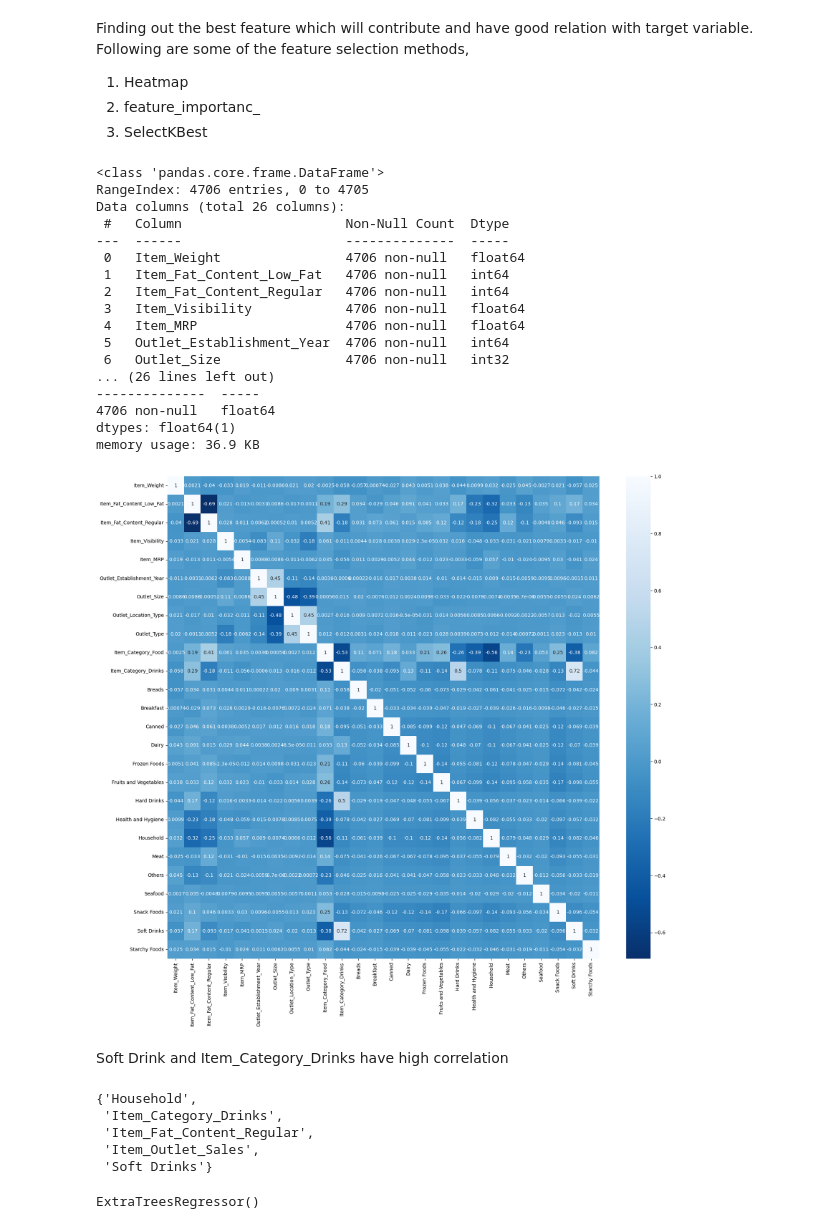
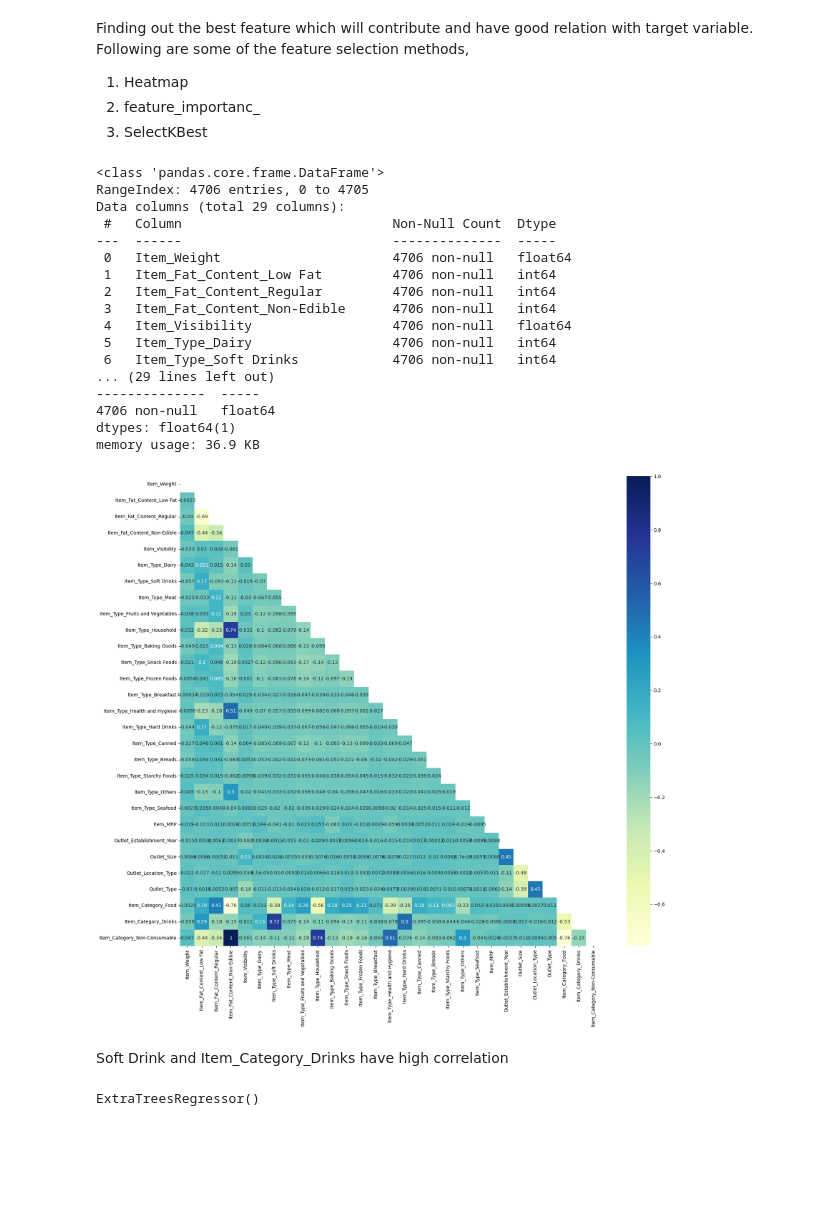
Before and after one commit to Sajana-Sameer/BigMart-Sales-Prediction-ML-Project, a Jupyter notebook: notebook/Bigmart sales prediction.ipynb, the cells around one changed output. Drawn from its saved outputs; the diff is of its cells as text; code cells hidden in the pictures; blank space fills up the shorter version.

```diff
--- a/notebook/Bigmart sales prediction.ipynb
+++ b/notebook/Bigmart sales prediction.ipynb
@@ -725,5 +1047,5 @@ data.head(10)
 # %%
 encoder = ce.OneHotEncoder(cols='Item_Category',use_cat_names=True)
 # %%
-data = encoder.fit_transform(data)
+df = encoder.fit_transform(df)
 # %%
@@ -786,0 +1073,4 @@ data
+# %%
+encoder = ce.OneHotEncoder(cols='Item_Type',use_cat_names=True)
+df = encoder.fit_transform(df)
+df.info()
@@ -849,10 +1112,10 @@ finaldata = finaldata.rename(columns={'Item_Fat_Content_Low Fat': 'Item_Fat_Cont
 # %%
 # droping the Item_Identifier
-finaldata= finaldata.drop(['Item_Identifier'],
+df= df.drop(['Item_Identifier'],
                      axis= 'columns')
-finaldata= finaldata.drop(['Outlet_Identifier'],
+df= df.drop(['Outlet_Identifier'],
                      axis= 'columns')
-finaldata.info()
+df.info()
 # %% [output]
 <class 'pandas.core.frame.DataFrame'>
 RangeIndex: 4706 entries, 0 to 4705
@@ -879,25 +1142,25 @@ Following are some of the feature selection methods,
 3. SelectKBest
 # %%
 #independent and dependent features
-X = finaldata.drop(['Item_Outlet_Sales'], axis = 'columns')
+X = df.drop(['Item_Outlet_Sales'], axis = 'columns')
 X.info()
 print("=============================")
-y=finaldata['Item_Outlet_Sales']
+y=df['Item_Outlet_Sales']
 y.info()
 # %% [output]
 <class 'pandas.core.frame.DataFrame'>
 RangeIndex: 4706 entries, 0 to 4705
-Data columns (total 26 columns):
- #   Column                     Non-Null Count  Dtype
----  ------                     --------------  -----
- 0   Item_Weight                4706 non-null   float64
- 1   Item_Fat_Content_Low_Fat   4706 non-null   int64
- 2   Item_Fat_Content_Regular   4706 non-null   int64
- 3   Item_Visibility            4706 non-null   float64
- 4   Item_MRP                   4706 non-null   float64
- 5   Outlet_Establishment_Year  4706 non-null   int64
- 6   Outlet_Size                4706 non-null   int32
-... (26 lines left out)
+Data columns (total 29 columns):
+ #   Column                           Non-Null Count  Dtype
+---  ------                           --------------  -----
+ 0   Item_Weight                      4706 non-null   float64
+ 1   Item_Fat_Content_Low Fat         4706 non-null   int64
+ 2   Item_Fat_Content_Regular         4706 non-null   int64
+ 3   Item_Fat_Content_Non-Edible      4706 non-null   int64
+ 4   Item_Visibility                  4706 non-null   float64
+ 5   Item_Type_Dairy                  4706 non-null   int64
+ 6   Item_Type_Soft Drinks            4706 non-null   int64
+... (29 lines left out)
 --------------  -----
 4706 non-null   float64
 dtypes: float64(1)
@@ -905,10 +1168,12 @@ memory usage: 36.9 KB
 # %%
 # find correlation between Independent and dependent attributes
 
 plt.figure(figsize = (20,18))
-sns.heatmap(X.corr(), annot = True, cmap ='Blues_r')
+mask = np.triu(np.ones_like(X.corr()))
+
+sns.heatmap(X.corr(), annot = True, cmap ='YlGnBu',mask=mask)
 plt.show()
 # %% [output]
-[figure, old version]
+[figure, new version]
 # %% [markdown]
 Soft Drink and Item_Category_Drinks have high correlation
@@ -926,11 +1180,3 @@ def correlation(dataset, threshold):
-# %%
-correlation(finaldata.iloc[:,:-1],threshold)
-# %% [output]
-{'Household',
- 'Item_Category_Drinks',
- 'Item_Fat_Content_Regular',
- 'Item_Outlet_Sales',
- 'Soft Drinks'}
 # %%
 # deleting the unwated data
 #finaldata= data.drop(['Item_Category_Drinks','Item_Category_Non-Consumable','Item_Category_Food'],
```
Also changed, not shown: parts of 125 cells of this notebook, 12 other files.
